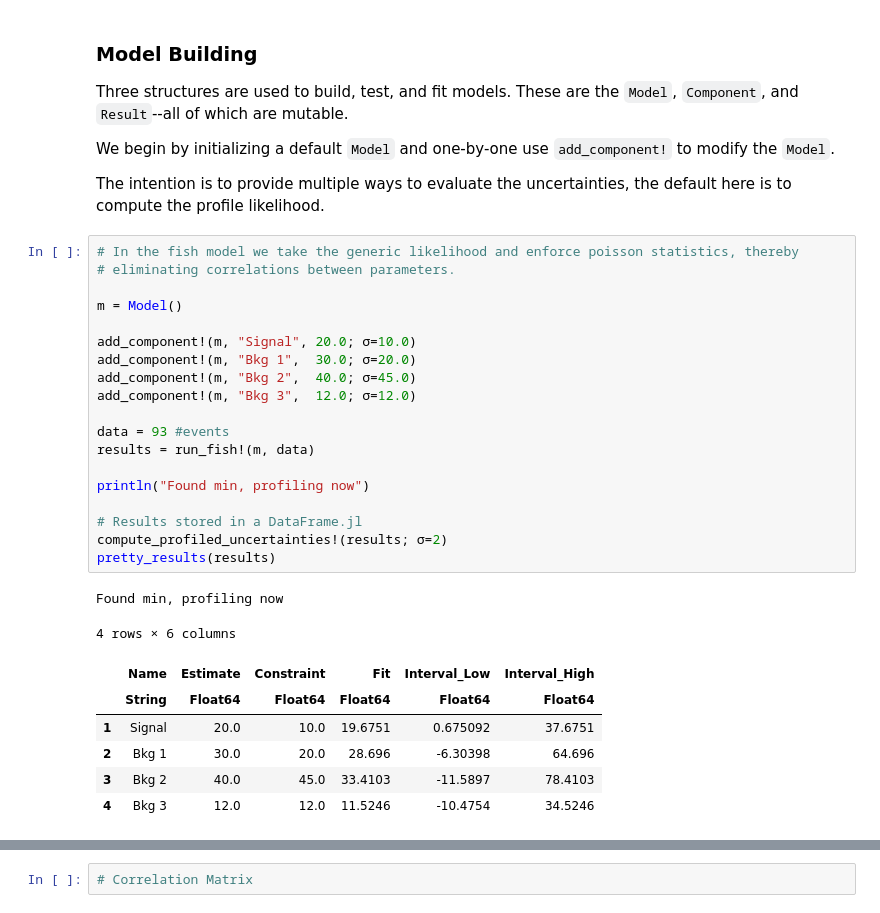
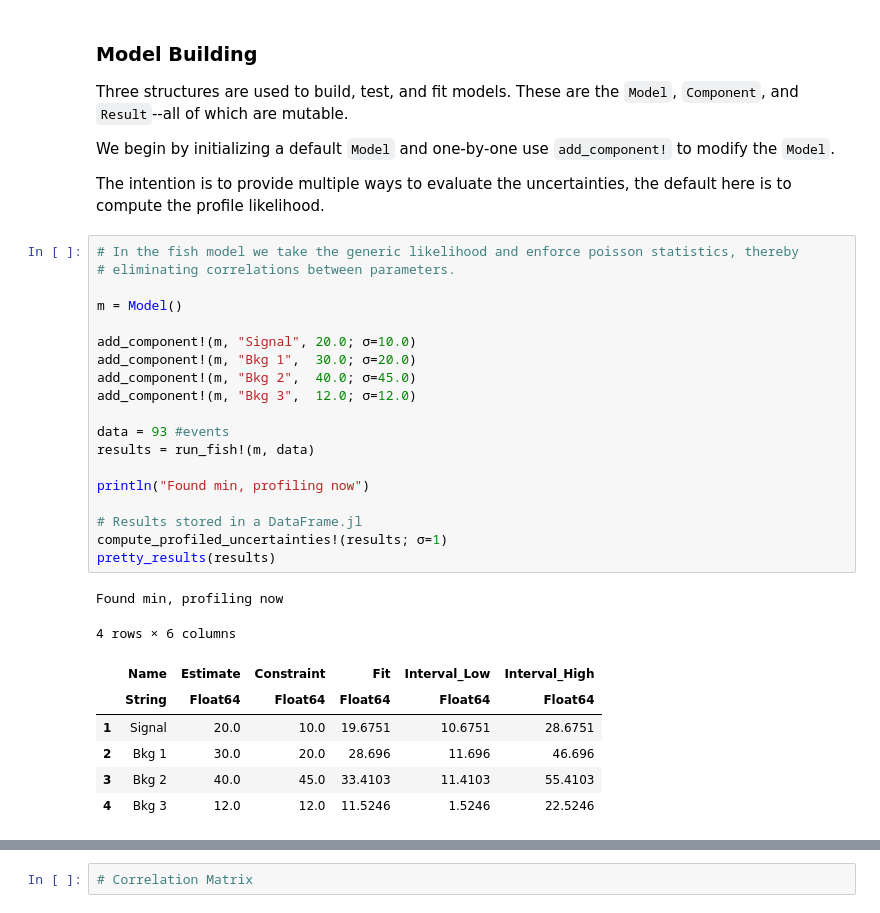
Before and after one commit to MorganAskins/watchfish, a Jupyter notebook: protofish.ipynb, the cells around one changed output, grey strips where cells are left out. Cells and saved outputs as stored; diff of their text form.

```diff
--- a/protofish.ipynb
+++ b/protofish.ipynb
@@ -79,31 +79,31 @@ The intention is to provide multiple ways to evaluate the uncertainties, the def
 # %%
 # In the fish model we take the generic likelihood and enforce poisson statistics, thereby
 # eliminating correlations between parameters.
 
 m = Model()
 
 add_component!(m, "Signal", 20.0; σ=10.0)
 add_component!(m, "Bkg 1",  30.0; σ=20.0)
 add_component!(m, "Bkg 2",  40.0; σ=45.0)
 add_component!(m, "Bkg 3",  12.0; σ=12.0)
 
 data = 93 #events
 results = run_fish!(m, data)
 
 println("Found min, profiling now")
 
 # Results stored in a DataFrame.jl
-compute_profiled_uncertainties!(results; σ=2)
+compute_profiled_uncertainties!(results; σ=1)
 pretty_results(results)
 # %% [output]
 Found min, profiling now
 4 rows × 6 columns
 |  | Name | Estimate | Constraint | Fit | Interval_Low | Interval_High |
 |  | String | Float64 | Float64 | Float64 | Float64 | Float64 |
-| 1 | Signal | 20.0 | 10.0 | 19.6751 | 0.675092 | 37.6751 |
-| 2 | Bkg 1 | 30.0 | 20.0 | 28.696 | -6.30398 | 64.696 |
-| 3 | Bkg 2 | 40.0 | 45.0 | 33.4103 | -11.5897 | 78.4103 |
-| 4 | Bkg 3 | 12.0 | 12.0 | 11.5246 | -10.4754 | 34.5246 |
+| 1 | Signal | 20.0 | 10.0 | 19.6751 | 10.6751 | 28.6751 |
+| 2 | Bkg 1 | 30.0 | 20.0 | 28.696 | 11.696 | 46.696 |
+| 3 | Bkg 2 | 40.0 | 45.0 | 33.4103 | 11.4103 | 55.4103 |
+| 4 | Bkg 3 | 12.0 | 12.0 | 11.5246 | 1.5246 | 22.5246 |
 # %%
 using PyPlot
 plt.style.use("watchman")
```
Also changed, not shown: parts of 3 cells of this notebook, 1 other file.
